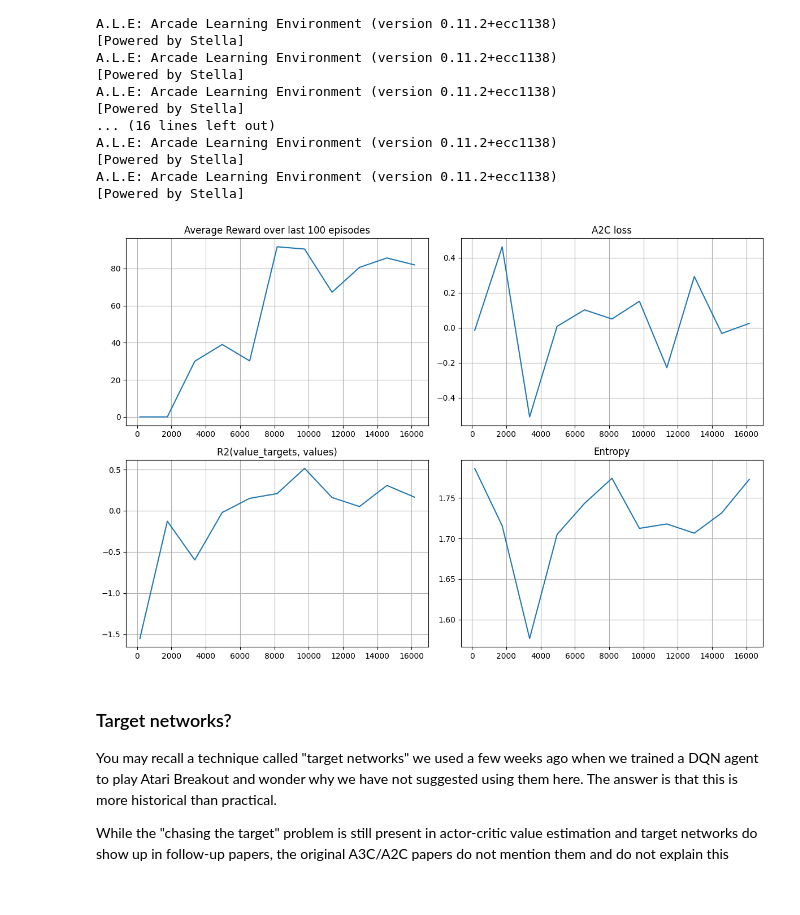
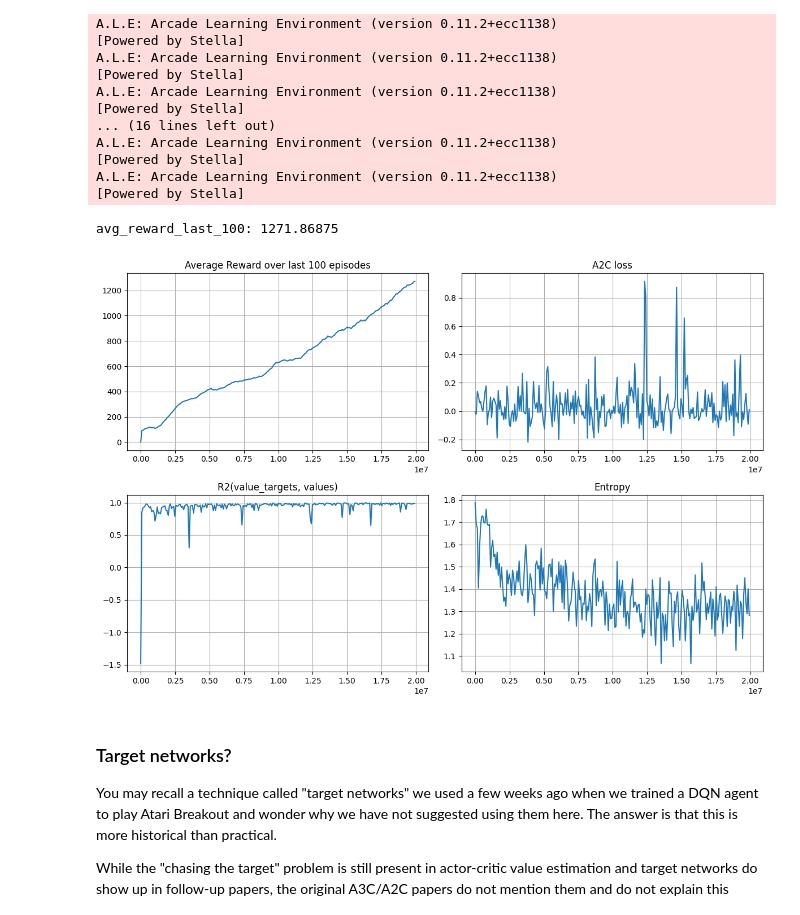
Before and after one commit to nullz1ro/rl, a Jupyter notebook: hw5/a2c-optional.ipynb, the cells around one changed output. Saved outputs shown, nothing was run; the diff lists cells and outputs as text; code cells hidden in the pictures.

```diff
--- a/hw5/a2c-optional.ipynb
+++ b/hw5/a2c-optional.ipynb
@@ -374,7 +376,7 @@ entropy_history = []
 value_loss_history = []
 policy_loss_history = []
 
-print_every = 10
+print_every = 500
 save_every = 1000
 ckpt_path = "a2c_checkpoint.pt"
 
@@ -429,34 +431,35 @@ for i in trange(total_iterations):
 
         clear_output(True)
 
         print(f"avg_reward_last_100: {avg_reward_last_100}")
 
         plt.figure(figsize=[12, 8])
 
         plt.subplot(2, 2, 1)
         plt.title("Average Reward over last 100 episodes")
         plt.plot(step_history, reward_history)
         plt.grid()
 
         plt.subplot(2, 2, 2)
         plt.title("A2C loss")
         plt.plot(step_history, loss_history)
         plt.grid()
 
         plt.subplot(2, 2, 3)
         plt.title("R2(value_targets, values)")
         plt.plot(step_history, r2_history)
         plt.grid()
 
         plt.subplot(2, 2, 4)
         plt.title("Entropy")
         plt.plot(step_history, entropy_history)
         plt.grid()
 
         plt.tight_layout()
         plt.show()
 # %% [output]
+avg_reward_last_100: 1271.86875
-[figure, old version]
+[figure, new version]
 # %% [markdown]
 ### Target networks?
 
```
Also changed, not shown: parts of 1 cell of this notebook, 1 other file.
